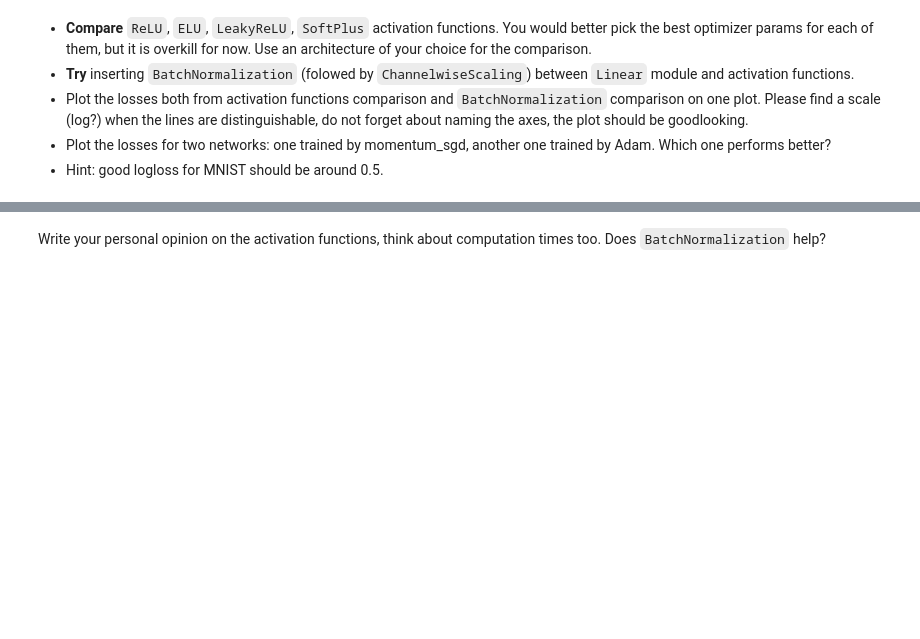
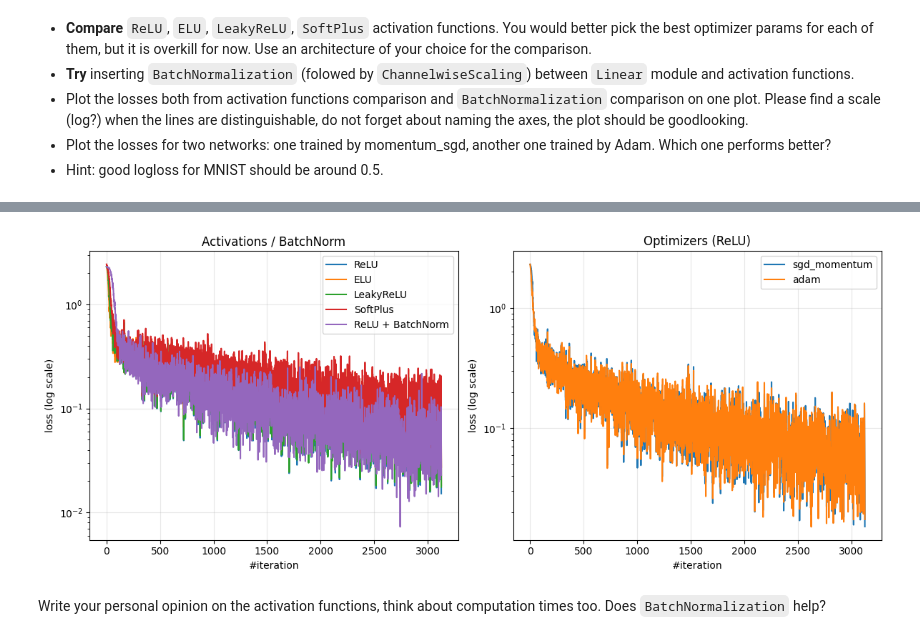
Before and after one commit to izvezdakov/ML, a Jupyter notebook: hw08_nn_from_scratch/main_notebook.ipynb, the cells around one changed output, grey strips where cells are left out. Saved outputs shown, nothing was run; the diff lists cells and outputs as text; code cells hidden in the pictures; blank space fills up the shorter version.

```diff
--- a/hw08_nn_from_scratch/main_notebook.ipynb
+++ b/hw08_nn_from_scratch/main_notebook.ipynb
@@ -167,0 +199,96 @@ You would better pick the best optimizer params for each of them, but it is over
+# %%
+from sklearn.metrics import accuracy_score
+
+def get_batches(dataset, batch_size):
+    X, Y = dataset
+    n_samples = X.shape[0]
+    indices = np.arange(n_samples)
+    np.random.shuffle(indices)
+    for start in range(0, n_samples, batch_size):
+        end = min(start + batch_size, n_samples)
+        yield X[indices[start:end]], Y[indices[start:end]]
+
+def build_mlp(activation, n_hidden=128, use_bn=False):
+    net = Sequential()
+    net.add(Linear(784, n_hidden))
+    if use_bn:
+        net.add(BatchNormalization(alpha=0.9))
+        net.add(ChannelwiseScaling(n_hidden))
+    net.add(activation)
+    net.add(Linear(n_hidden, 10))
+    net.add(LogSoftMax())
+    return net
+
+def train_network(net, criterion, optimizer, optimizer_config, n_epoch,
+                  batch_size=128, verbose=True):
+    optimizer_state = {}
+    loss_history, val_acc_history = [], []
+    for epoch in range(n_epoch):
+        net.train()
+        epoch_loss, n_batches = 0.0, 0
+        for x_batch, y_batch in get_batches((X_train, Y_train), batch_size):
+            net.zeroGradParameters()
+            pred = net.forward(x_batch)
+            loss = criterion.forward(pred, y_batch)
+            dp = criterion.backward(pred, y_batch)
+            net.backward(x_batch, dp)
+            optimizer(net.getParameters(), net.getGradParameters(),
+                      optimizer_config, optimizer_state)
+            loss_history.append(loss)
+            epoch_loss += loss; n_batches += 1
+        net.evaluate()
+        val_acc = accuracy_score(net.forward(X_val).argmax(axis=-1), y_val)
+        val_acc_history.append(val_acc)
+        if verbose:
+            print(f"  epoch {epoch+1:2d}: loss={epoch_loss/n_batches:.4f}  val_acc={val_acc:.4f}")
+    return loss_history, val_acc_history
+
+# --- сравнение активаций и BatchNormalization ---
+activation_results = {}
+for name, act in [("ReLU", ReLU()), ("ELU", ELU()),
+                  ("LeakyReLU", LeakyReLU()), ("SoftPlus", SoftPlus())]:
+    print(f"[activation] {name}")
+    np.random.seed(1)
+    net = build_mlp(act)
+    activation_results[name], _ = train_network(
+        net, ClassNLLCriterion(), sgd_momentum,
+        {"learning_rate": 3e-2, "momentum": 0.9}, EPOCHS_COMPARE, BATCH_SIZE)
+
+print("[activation] ReLU + BatchNorm")
+np.random.seed(1)
+net = build_mlp(ReLU(), use_bn=True)
+activation_results["ReLU + BatchNorm"], _ = train_network(
+    net, ClassNLLCriterion(), sgd_momentum,
+    {"learning_rate": 3e-2, "momentum": 0.9}, EPOCHS_COMPARE, BATCH_SIZE)
+
+# --- сравнение оптимизаторов ---
+print("[optimizer] sgd_momentum")
+np.random.seed(1)
+net_sgd = build_mlp(ReLU())
+hist_sgd, _ = train_network(
+    net_sgd, ClassNLLCriterion(), sgd_momentum,
+    {"learning_rate": 3e-2, "momentum": 0.9}, EPOCHS_COMPARE, BATCH_SIZE)
+
+print("[optimizer] adam")
+np.random.seed(1)
+net_adam = build_mlp(ReLU())
+hist_adam, _ = train_network(
+    net_adam, ClassNLLCriterion(), adam_optimizer,
+    {"learning_rate": 1e-3, "beta1": 0.9, "beta2": 0.999, "epsilon": 1e-8},
+    EPOCHS_COMPARE, BATCH_SIZE)
+
+# --- графики ---
+plt.figure(figsize=(12, 5))
+plt.subplot(1, 2, 1)
+for name, hist in activation_results.items():
+    plt.plot(hist, label=name)
+plt.yscale("log"); plt.xlabel("#iteration"); plt.ylabel("loss (log scale)")
+plt.title("Activations / BatchNorm"); plt.legend(); plt.grid(True, alpha=0.3)
+
+plt.subplot(1, 2, 2)
+plt.plot(hist_sgd, label="sgd_momentum")
+plt.plot(hist_adam, label="adam")
+plt.yscale("log"); plt.xlabel("#iteration"); plt.ylabel("loss (log scale)")
+plt.title("Optimizers (ReLU)"); plt.legend(); plt.grid(True, alpha=0.3)
+plt.tight_layout(); plt.show()
+# %% [output]
@@ -168,2 +312,3 @@ You would better pick the best optimizer params for each of them, but it is over
+[figure, added]
 # %% [markdown]
 Write your personal opinion on the activation functions, think about computation times too. Does `BatchNormalization` help?
```
Also changed, not shown: parts of 16 cells of this notebook.
